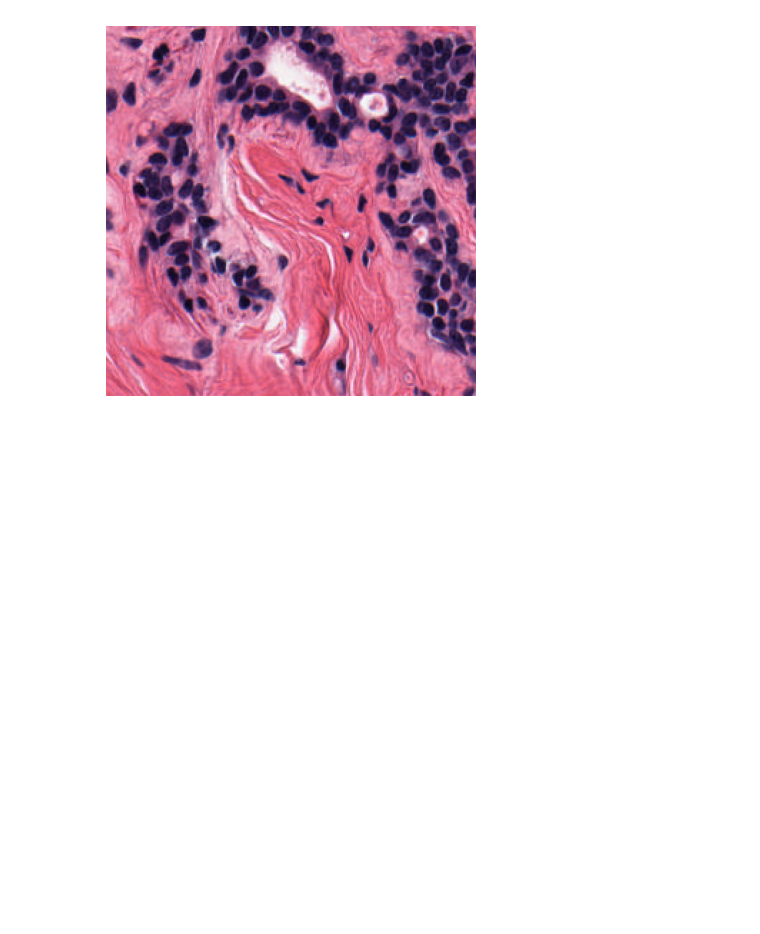
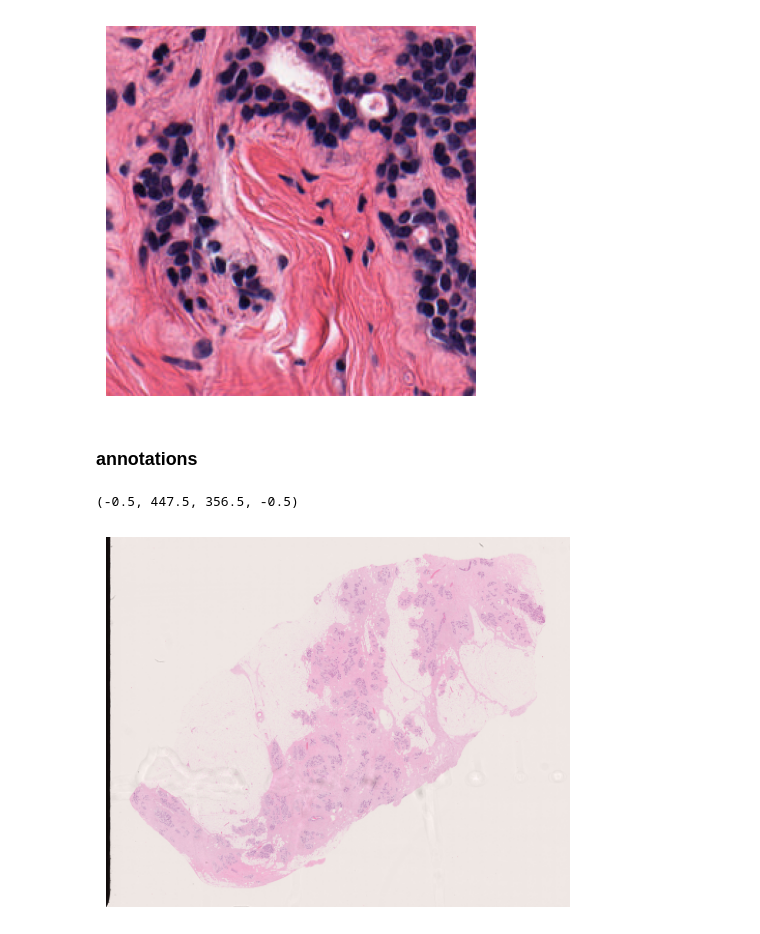
Before and after one commit to SiyuanChen726/Tissue-Classifier, a Jupyter notebook: TC_demo.ipynb, the cells around one changed output. Cells and saved outputs as stored; diff of their text form; code cells hidden in the pictures; blank space fills up the shorter version.

```diff
--- a/TC_demo.ipynb
+++ b/TC_demo.ipynb
@@ -90,3 +77,18 @@ plt.axis('off')
 # %% [output]
 (-0.5, 258.5, 258.5, -0.5)
 [figure]
+# %% [markdown]
+### annotations
+# %%
+from utils_train import generate_mask
+
+wsi_path = '/scratch/prj/cb_normalbreast/Siyuan/WSIs/KHP/17063839_FPE_3.ndpi'
+anno_pt = '/scratch/prj/cb_normalbreast/Siyuan/Manual_anno/KHP/17063839-IncN FPE-3-FPESec-1 - 2022-02-21 15.11.geojson'
+
+slide=openslide.OpenSlide(wsi_path)
+img = wsi.read_region((0,0), wsi.level_count-1, wsi.level_dimensions[wsi.level_count-1]).convert('RGB')
+plt.imshow(img)
+plt.axis('off')
+# %% [output]
+(-0.5, 447.5, 356.5, -0.5)
+[figure, added]
```
Also changed, not shown: parts of 3 cells of this notebook, 4 other files.
